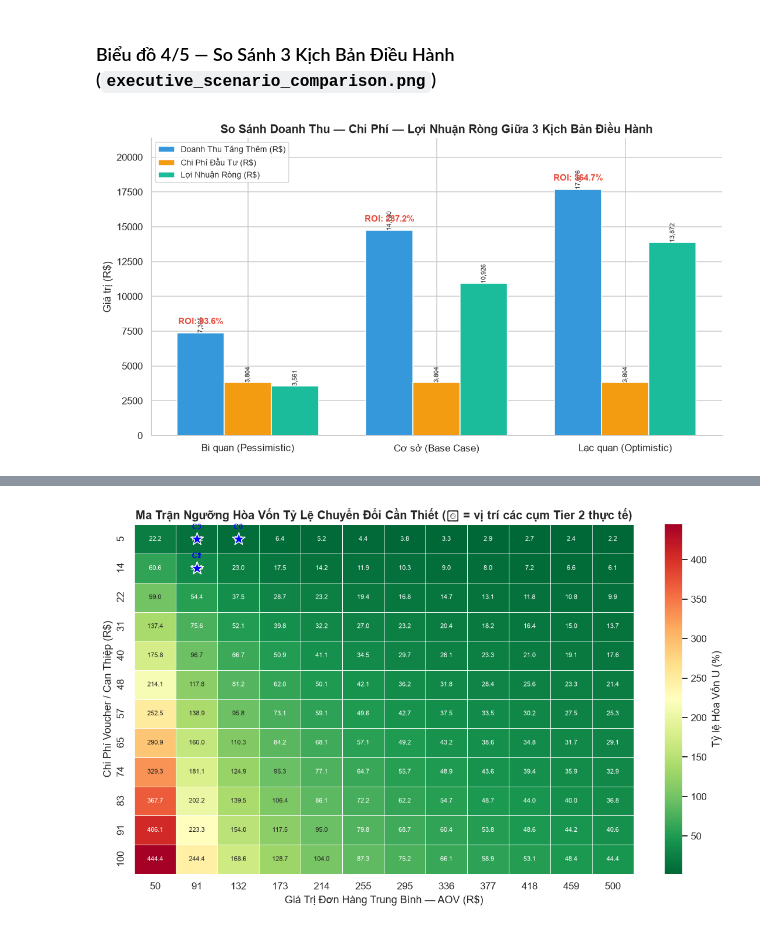
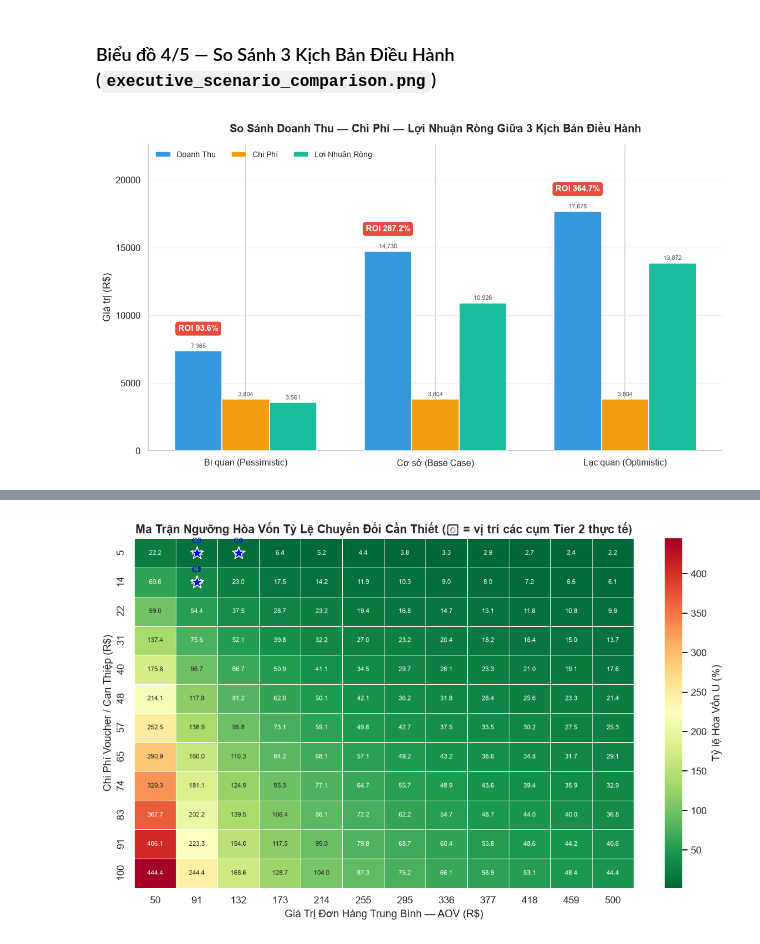
Before and after one commit to TheUn4given123jkbkjs/Data_Analytic_and_Visualization_Olist, a Jupyter notebook: 04_Prescriptive/Prescriptive_Analysis.ipynb, the cells around one changed output, grey strips where cells are left out. Cells and saved outputs as stored; diff of their text form; code cells hidden in the pictures.

```diff
--- a/04_Prescriptive/Prescriptive_Analysis.ipynb
+++ b/04_Prescriptive/Prescriptive_Analysis.ipynb
@@ -937,40 +1001,43 @@ plt.show()
 ### Biểu đồ 4/5 — So Sánh 3 Kịch Bản Điều Hành (`executive_scenario_comparison.png`)
 # %%
 
-fig, ax = plt.subplots(figsize=(10, 5.5))
+fig, ax = plt.subplots(figsize=(10.5, 6))
 
 x = np.arange(len(scenario_df))
 width = 0.25
 metrics = ["Doanh Thu Tăng Thêm (R$)", "Chi Phí Đầu Tư (R$)", "Lợi Nhuận Ròng (R$)"]
+short_labels = ["Doanh Thu", "Chi Phí", "Lợi Nhuận Ròng"]
 colors_c4 = [PALETTE["base"], PALETTE["financial"], PALETTE["accent"]]
 
-for i, (metric, color) in enumerate(zip(metrics, colors_c4)):
+for i, (metric, short, color) in enumerate(zip(metrics, short_labels, colors_c4)):
     offset = (i - 1) * width
-    bars = ax.bar(x + offset, scenario_df[metric], width, label=metric, color=color)
-    for bar in bars:
-        h = bar.get_height()
-        ax.text(bar.get_x() + bar.get_width() / 2, h, f"{h:,.0f}",
-                ha="center", va="bottom", fontsize=7.5, rotation=90)
+    bars = ax.bar(x + offset, scenario_df[metric], width, label=short, color=color, zorder=3)
+    # Nhãn giá trị NGANG (không xoay) đặt ngay trên đầu cột — dễ đọc hơn nhãn xoay 90°
+    ax.bar_label(bars, labels=[f"{v:,.0f}" for v in scenario_df[metric]],
+                 fontsize=7.5, padding=2, color="#555555")
 
 ax.set_xticks(x)
-ax.set_xticklabels(scenario_df["Kịch Bản"])
+ax.set_xticklabels(scenario_df["Kịch Bản"], fontsize=10.5)
 ax.set_ylabel("Giá trị (R$)")
-ax.set_title("So Sánh Doanh Thu — Chi Phí — Lợi Nhuận Ròng Giữa 3 Kịch Bản Điều Hành")
+ax.set_title("So Sánh Doanh Thu — Chi Phí — Lợi Nhuận Ròng Giữa 3 Kịch Bản Điều Hành", pad=14)
 ax.spines[["top", "right"]].set_visible(False)
+ax.grid(axis="y", color="#eeeeee", linewidth=0.7, zorder=0)
+ax.set_axisbelow(True)
 
-# Mở rộng biên trên để có chỗ cho nhãn ROI phía trên cột cao nhất mỗi nhóm
-ax.set_ylim(0, ax.get_ylim()[1] * 1.15)
-ax.legend(fontsize=9, loc="upper left", bbox_to_anchor=(0.0, 1.0))
+# Mở rộng biên trên để có chỗ cho nhãn ROI (dạng huy hiệu) phía trên mỗi nhóm
+ax.set_ylim(0, ax.get_ylim()[1] * 1.22)
+ax.legend(fontsize=9, loc="upper left", frameon=False, ncol=3)
 
-# ROI annotate ngay phía trên cột "Doanh Thu Tăng Thêm" (cột cao nhất) của từng nhóm
-revenue_bar_x_offset = -width  # vị trí cột đầu tiên (Doanh Thu Tăng Thêm) trong mỗi nhóm
+# ROI — điểm nhấn chính của biểu đồ: huy hiệu màu nổi bật phía trên cột Doanh Thu
+revenue_bar_x_offset = -width
 for i, (roi, revenue) in enumerate(zip(scenario_df["ROI (%)"], scenario_df["Doanh Thu Tăng Thêm (R$)"])):
-    ax.text(i + revenue_bar_x_offset, revenue + ax.get_ylim()[1] * 0.03, f"ROI: {roi:.1f}%",
-            ha="center", fontsize=9.5, weight="bold", color=PALETTE["logistics"])
+    ax.text(i + revenue_bar_x_offset, revenue + ax.get_ylim()[1] * 0.06, f"ROI {roi:.1f}%",
+            ha="center", va="bottom", fontsize=10, weight="bold", color="white", zorder=5,
+            bbox=dict(boxstyle="round,pad=0.35", fc=PALETTE["logistics"], ec="none"))
 
 plt.tight_layout()
 plt.savefig(os.path.join(FIGURES_OUT_DIR, "executive_scenario_comparison.png"),
             dpi=150, bbox_inches="tight")
 plt.show()
 # %% [output]
-[figure, old version]
+[figure, new version]
```
Also changed, not shown: parts of 11 cells of this notebook, 5 other files.
